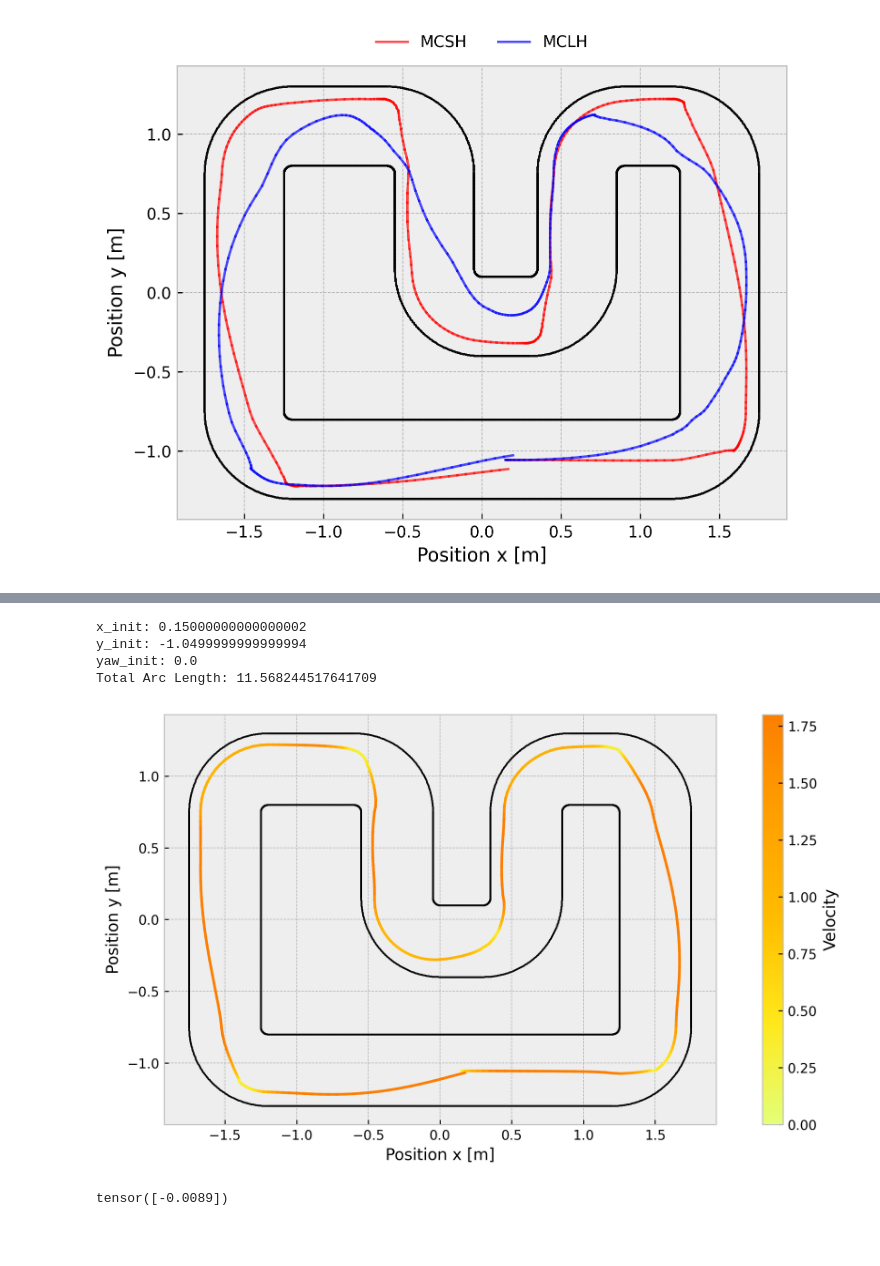
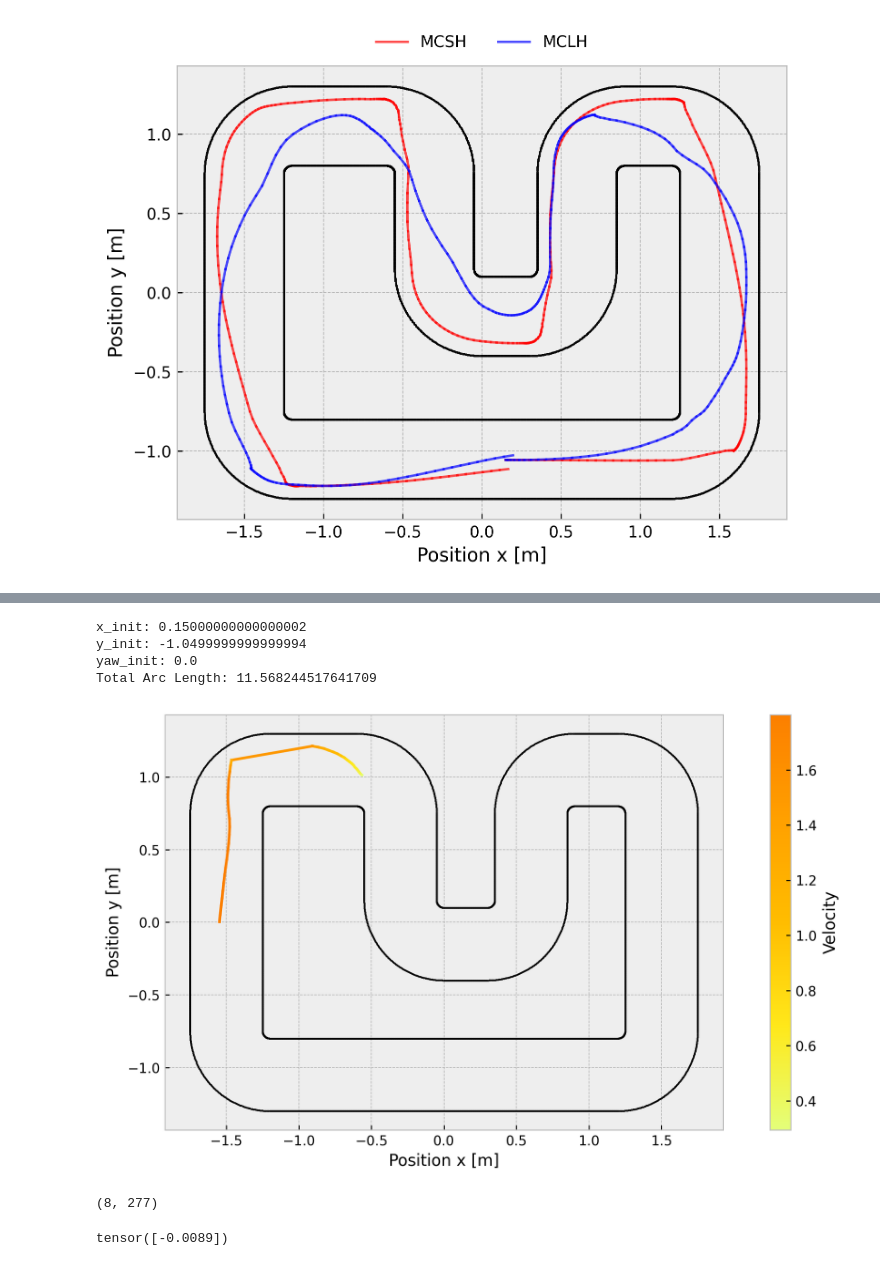
Before and after one commit to AlanLahoud/ZipMPC, a Jupyter notebook: results.ipynb, the cells around one changed output, grey strips where cells are left out. Saved outputs shown, nothing was run; the diff lists cells and outputs as text; code cells hidden in the pictures; blank space fills up the shorter version.

```diff
--- a/results.ipynb
+++ b/results.ipynb
@@ -96,13 +96,13 @@ def plot_sim_all(x_simulateds):
     plt.tight_layout()
     plt.savefig('./imgs_paper/traj_race_all.png', format='png', dpi=300)
 # %%
-mpc_T = 10
-mpc_H = 35
-n_Q = 10
+mpc_T = 15
+mpc_H = 45
+n_Q = 5
 l_r = 0.03
 v_max = 1.8
-delta_max = 0.45
-pc = 5.0
+delta_max = 0.50
+pc = 6.0
 
 a_max = 1.5
 
@@ -115,7 +115,7 @@ du=2
 k_curve = 10
 dt = 0.03
 l_f = l_r
-max_p = 10
+max_p = 20
 track_width = 0.5
 track_density = 300
 t_track = 0.3
@@ -209,6 +209,7 @@ def eval_lap(x0, Q_manual, p_manual, control, model=None, eps=0.):
     max_steps=500
 
     x_full = x0.reshape(-1,1).copy()
+    u_full = np.zeros((2,1))
     q_p_full = []
     curv_full = []
 
@@ -248,6 +249,7 @@ def eval_lap(x0, Q_manual, p_manual, control, model=None, eps=0.):
         x0[2] += eps*np.random.randn()
 
         x_full = np.append(x_full, x0.reshape(-1,1), axis=1)
+        u_full = np.append(u_full, u_b_pred[0].reshape(-1,1), axis=1)
 
         if x0[0]>track_coord[2].max().numpy()/2:
             finished=1
@@ -259,7 +261,7 @@ def eval_lap(x0, Q_manual, p_manual, control, model=None, eps=0.):
 
     lap_time = dt*steps
 
-    return lap_time, finished, x_full, np.array(q_p_full), np.array(curv_full)
+    return lap_time, finished, x_full, u_full, np.array(q_p_full), np.array(curv_full)
 # %%
 Q_manual.shape
 # %% [output]
@@ -275,3 +277,3 @@ mpc_T
 # %%
-lap_time, finished, x_full, q_p_full, curv_full = eval_lap(x0_lap_pred, Q_manual, p_manual, control, model=model)
+lap_time, finished, x_full, u_full, q_p_full, curv_full = eval_lap(x0_lap_pred, Q_manual, p_manual, control, model=model)
 # %%
@@ -320,11 +339,15 @@ Total Arc Length: 11.568244517641709
 # %%
-plot_sim(x_full.T)
+plot_sim(x_full[:,180:220].T)
 # %% [output]
 x_init: 0.15000000000000002
 y_init: -1.0499999999999994
 yaw_init: 0.0
 Total Arc Length: 11.568244517641709
-[figure, old version]
+[figure, new version]
+# %%
+x_full.shape
+# %% [output]
+(8, 277)
 # %%
 x0_lap_pred[1] + 0.01*torch.randn((1,))
 # %% [output]
```
Also changed, not shown: parts of 14 cells of this notebook, 1 other file.
